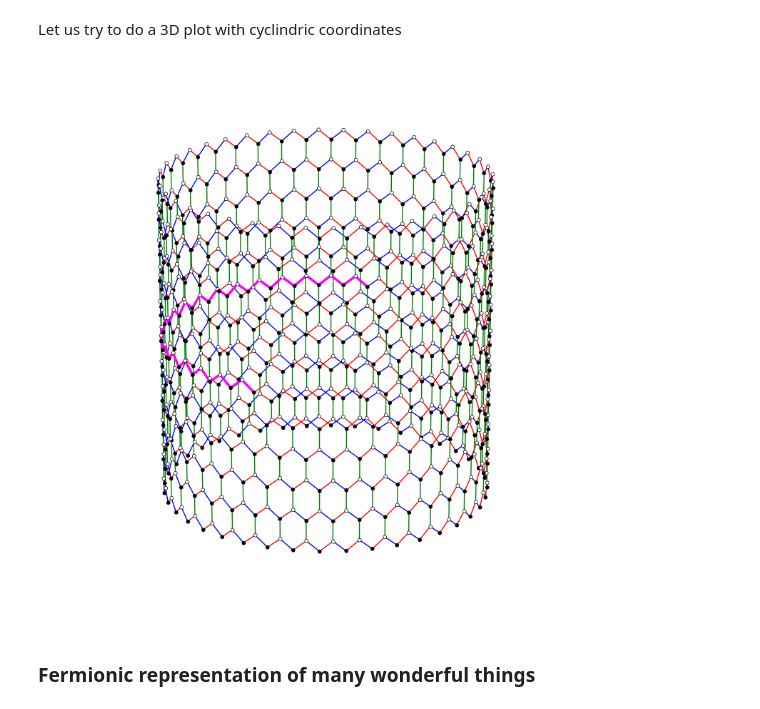
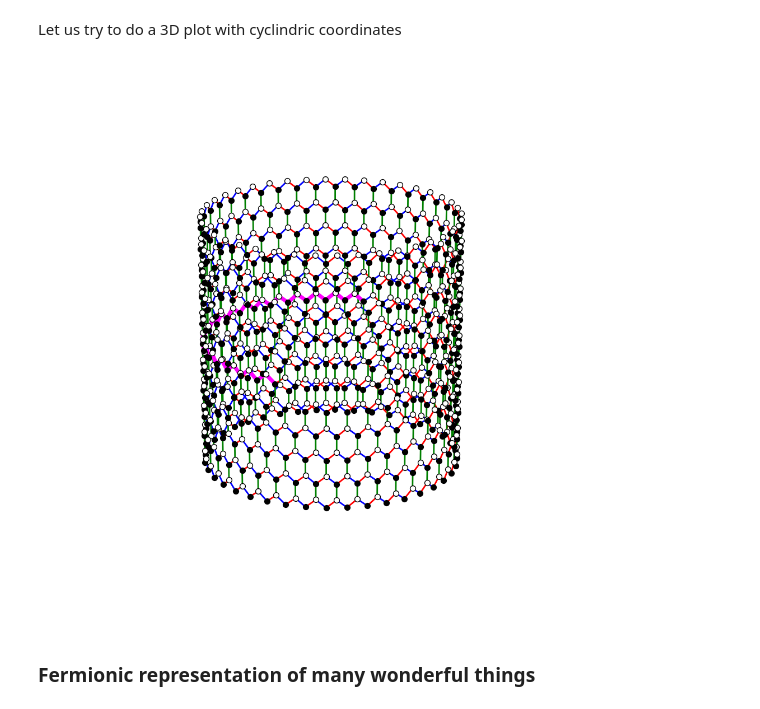
Before and after one commit to gconcheri/MasterThesis, a Jupyter notebook: fermionic_model_PBCx.ipynb, the cells around one changed output. Drawn from its saved outputs; the diff is of its cells as text; code cells hidden in the pictures.

```diff
--- a/fermionic_model_PBCx.ipynb
+++ b/fermionic_model_PBCx.ipynb
@@ -129,20 +131,20 @@ Let us try to do a 3D plot with cyclindric coordinates
 # %%
 modell = site.SitesPBCx(Npx=40, Npy=10)
 
 
 # honey.plot_honeycomb_cylinder(modell, make_gif = False, gif_filename = "cylinderr.gif", plot_anyon_bonds = False,
 #                               #sites = indices,
 #                               plaquette_site = 35,
 #                               azim = 180, elev = 0)
 
 honey.plot_honeycomb_cylinder(modell,
                     make_gif = False, gif_filename = "cylinderr.gif",
                     #plaquette_site = 200,
-                    plot_anyon_bonds = True, fig_size = (20,30),
+                    plot_anyon_bonds = True, fig_size = (10,10),
                     dotsize = 50
                     )
 # %% [output]
-[figure, old version]
+[figure, new version]
 # %% [markdown]
 ### Fermionic representation of many wonderful things
 # %%
```
Also changed, not shown: parts of 12 cells of this notebook, 14 other files.
